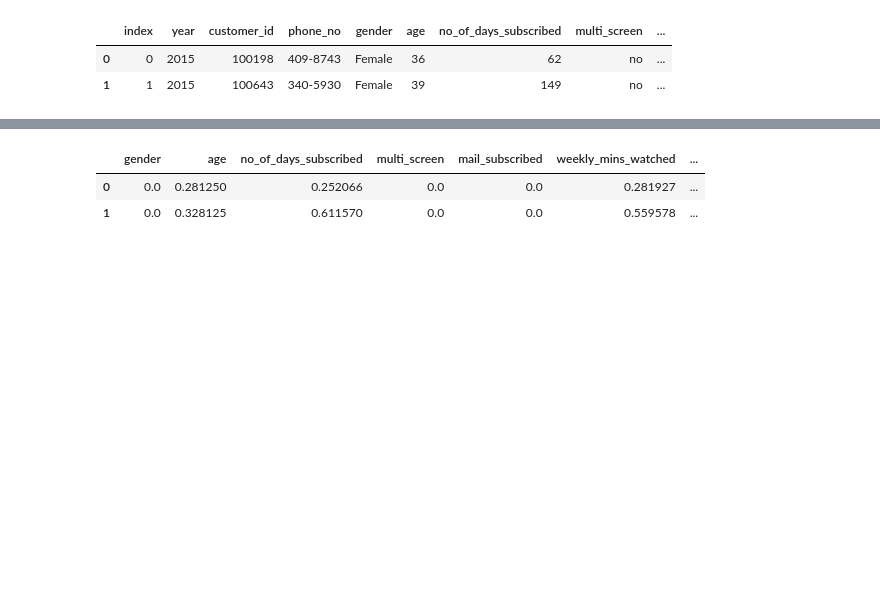
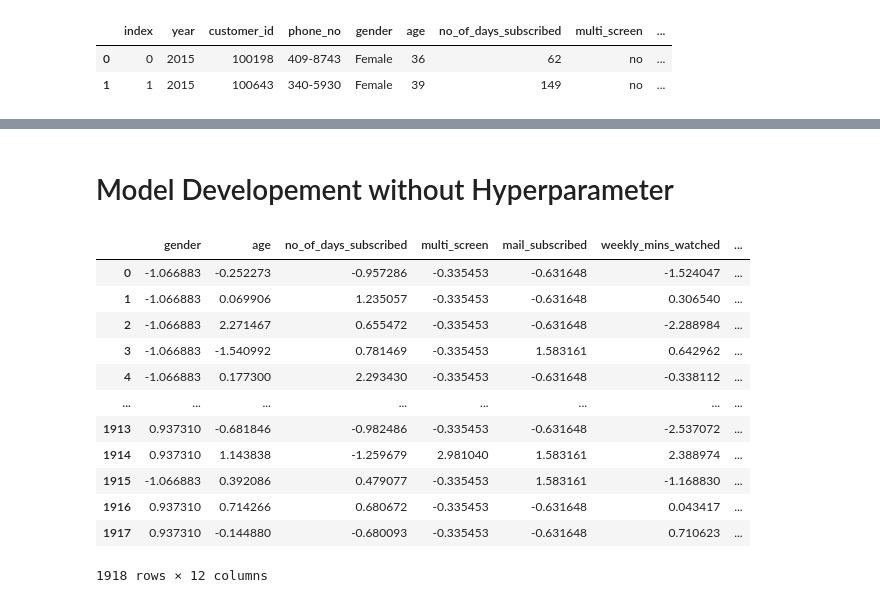
Before and after one commit to Pratikrajejadhav/Ml_End_toEnd_Projects, a Jupyter notebook: Classification Model/Model.ipynb, the cells around one changed output, grey strips where cells are left out. Drawn from its saved outputs; the diff is of its cells as text; code cells hidden in the pictures; blank space fills up the shorter version.

Commit message:
tunning model

```diff
--- a/Classification Model/Model.ipynb
+++ b/Classification Model/Model.ipynb
@@ -185,6 +317,0 @@ df[cols_to_normalize] = normal.transform(df[cols_to_normalize])
-# %%
-df.head(2)
-# %% [output]
-|  | gender | age | no_of_days_subscribed | multi_screen | mail_subscribed | weekly_mins_watched | ... |
-| 0 | 0.0 | 0.281250 | 0.252066 | 0.0 | 0.0 | 0.281927 | ... |
-| 1 | 0.0 | 0.328125 | 0.611570 | 0.0 | 0.0 | 0.559578 | ... |
@@ -194,0 +318,22 @@ df.to_csv("churn_normal.csv",index=False)
+# %% [markdown]
+# Model Developement without Hyperparameter
+# %%
+# input output data
+x = df.drop(columns='churn')
+y = df['churn']
+# %%
+x
+# %% [output]
+|  | gender | age | no_of_days_subscribed | multi_screen | mail_subscribed | weekly_mins_watched | ... |
+| 0 | -1.066883 | -0.252273 | -0.957286 | -0.335453 | -0.631648 | -1.524047 | ... |
+| 1 | -1.066883 | 0.069906 | 1.235057 | -0.335453 | -0.631648 | 0.306540 | ... |
+| 2 | -1.066883 | 2.271467 | 0.655472 | -0.335453 | -0.631648 | -2.288984 | ... |
+| 3 | -1.066883 | -1.540992 | 0.781469 | -0.335453 | 1.583161 | 0.642962 | ... |
+| 4 | -1.066883 | 0.177300 | 2.293430 | -0.335453 | -0.631648 | -0.338112 | ... |
+| ... | ... | ... | ... | ... | ... | ... | ... |
+| 1913 | 0.937310 | -0.681846 | -0.982486 | -0.335453 | -0.631648 | -2.537072 | ... |
+| 1914 | 0.937310 | 1.143838 | -1.259679 | 2.981040 | 1.583161 | 2.388974 | ... |
+| 1915 | -1.066883 | 0.392086 | 0.479077 | -0.335453 | 1.583161 | -1.168830 | ... |
+| 1916 | 0.937310 | 0.714266 | 0.680672 | -0.335453 | -0.631648 | 0.043417 | ... |
+| 1917 | 0.937310 | -0.144880 | -0.680093 | -0.335453 | -0.631648 | 0.710623 | ... |
+1918 rows × 12 columns
```
Also changed, not shown: parts of 27 cells of this notebook, 2 other files.
